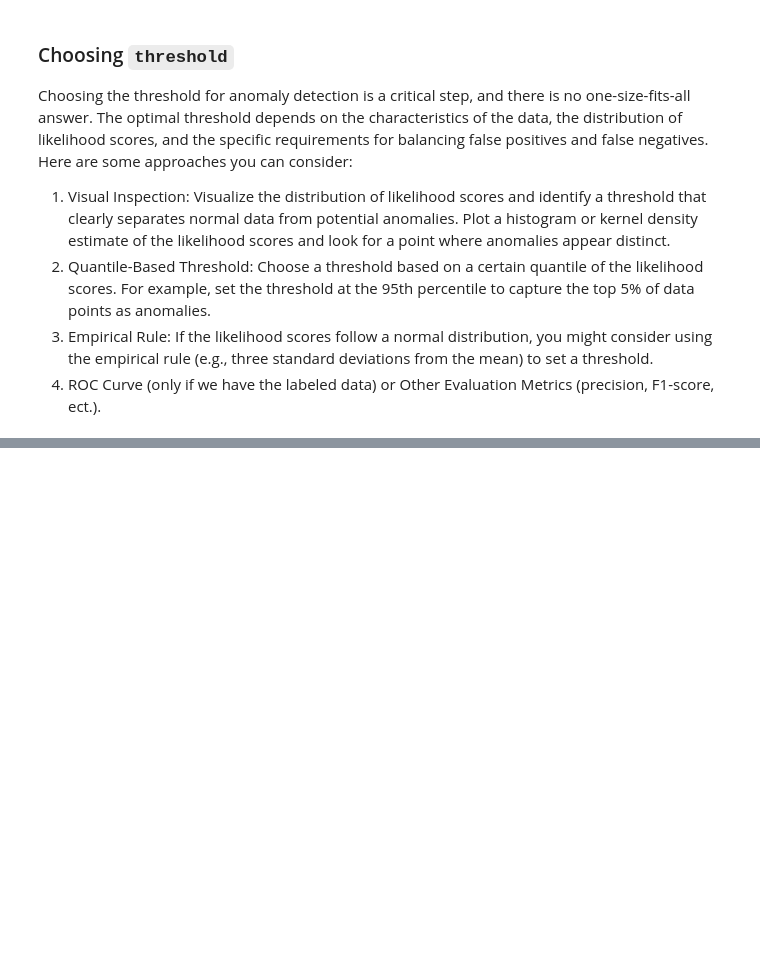
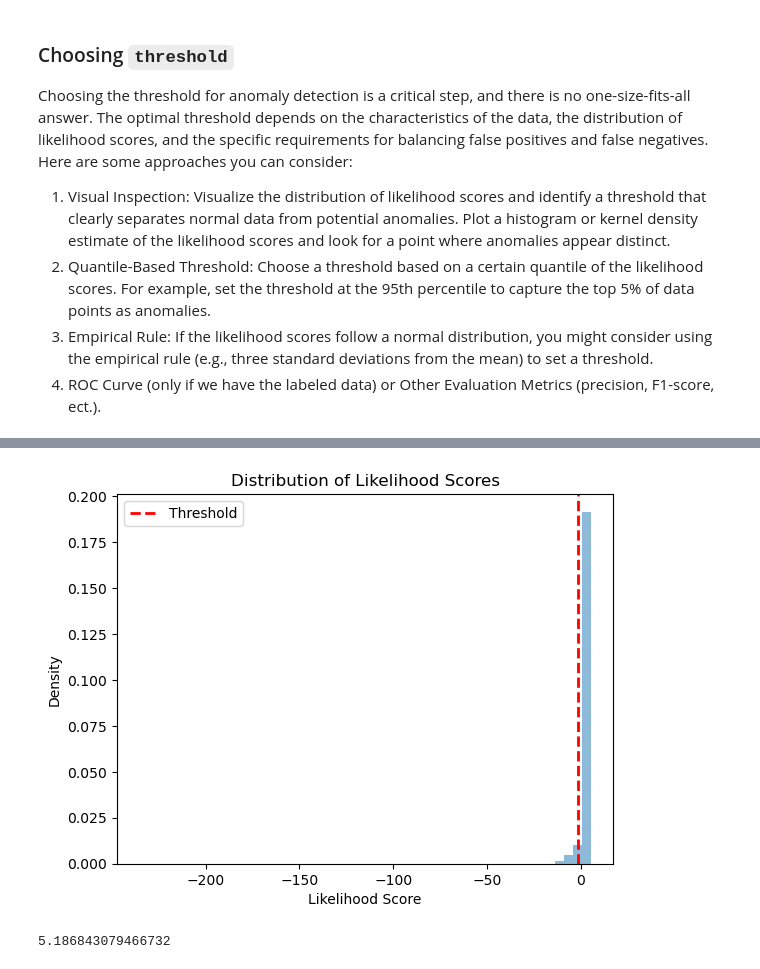
Before and after one commit to yli3-chwy/PulseGuard-Sales, a Jupyter notebook: notebooks/small_set_sales_by_date_sku_zip_GMM copy.ipynb, the cells around one changed output, grey strips where cells are left out. Cells and saved outputs as stored; diff of their text form; code cells hidden in the pictures; blank space fills up the shorter version.

```diff
--- a/notebooks/small_set_sales_by_date_sku_zip_GMM copy.ipynb
+++ b/notebooks/small_set_sales_by_date_sku_zip_GMM copy.ipynb
@@ -550,12 +631,18 @@ Choosing the threshold for anomaly detection is a critical step, and there is no
 # %%
 # Visualize the distribution of likelihood scores
-plt.hist(likelihoods, bins=50, density=True, alpha=0.5)
+threshold = -1.5
+plt.hist(score, bins=50, density=True, alpha=0.5)
 plt.axvline(threshold, color='red', linestyle='dashed', linewidth=2, label='Threshold')
 plt.xlabel('Likelihood Score')
 plt.ylabel('Density')
 plt.title('Distribution of Likelihood Scores')
 plt.legend()
 plt.show()
+# %% [output]
+[figure, added]
 # %%
 # Choose the threshold at the 95th percentile
-threshold = np.percentile(likelihoods, 95)
+threshold = np.percentile(score, 95)
+threshold
+# %% [output]
+5.186843079466732
```
Also changed, not shown: parts of 6 cells of this notebook, 1 other file.
